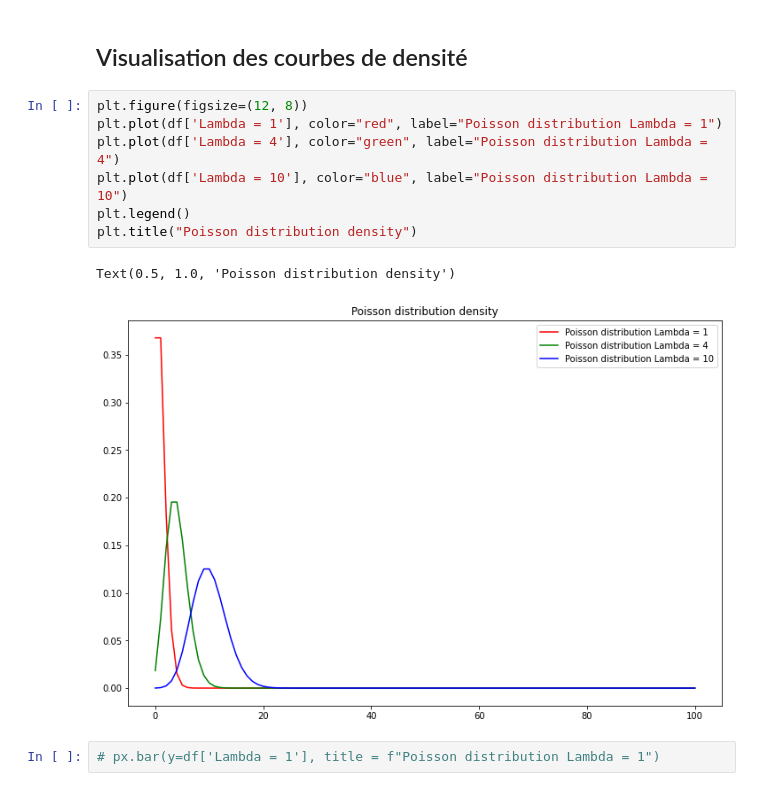
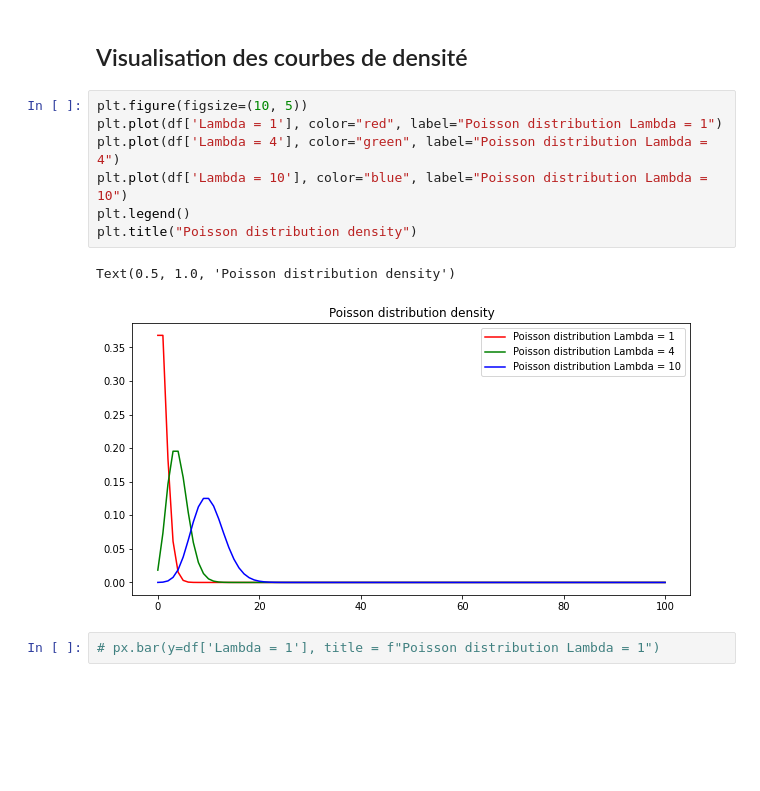
Before and after one commit to PapaBaGAYE/Distribution_de_Poisson, a Jupyter notebook: Distribution_de_Poisson.ipynb, the cells around one changed output. Cells and saved outputs as stored; diff of their text form; blank space fills up the shorter version.

```diff
--- a/Distribution_de_Poisson.ipynb
+++ b/Distribution_de_Poisson.ipynb
@@ -83,15 +83,15 @@ df
 # %% [markdown]
 ## Visualisation des courbes de densité
 # %%
-plt.figure(figsize=(12, 8))
+plt.figure(figsize=(10, 5))
 plt.plot(df['Lambda = 1'], color="red", label="Poisson distribution Lambda = 1")
 plt.plot(df['Lambda = 4'], color="green", label="Poisson distribution Lambda = 4")
 plt.plot(df['Lambda = 10'], color="blue", label="Poisson distribution Lambda = 10")
 plt.legend()
 plt.title("Poisson distribution density")
 # %% [output]
 Text(0.5, 1.0, 'Poisson distribution density')
-[figure, old version]
+[figure, new version]
 # %%
 # px.bar(y=df['Lambda = 1'], title = f"Poisson distribution Lambda = 1")
 # %%
```
Also changed, not shown: parts of 1 cell of this notebook.
